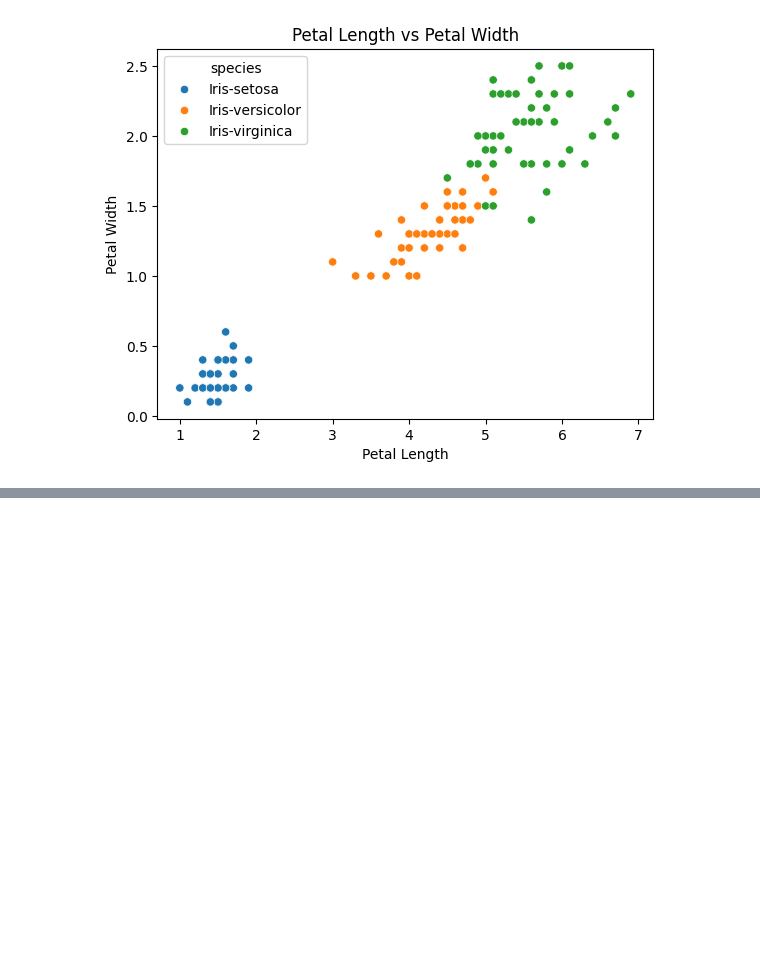
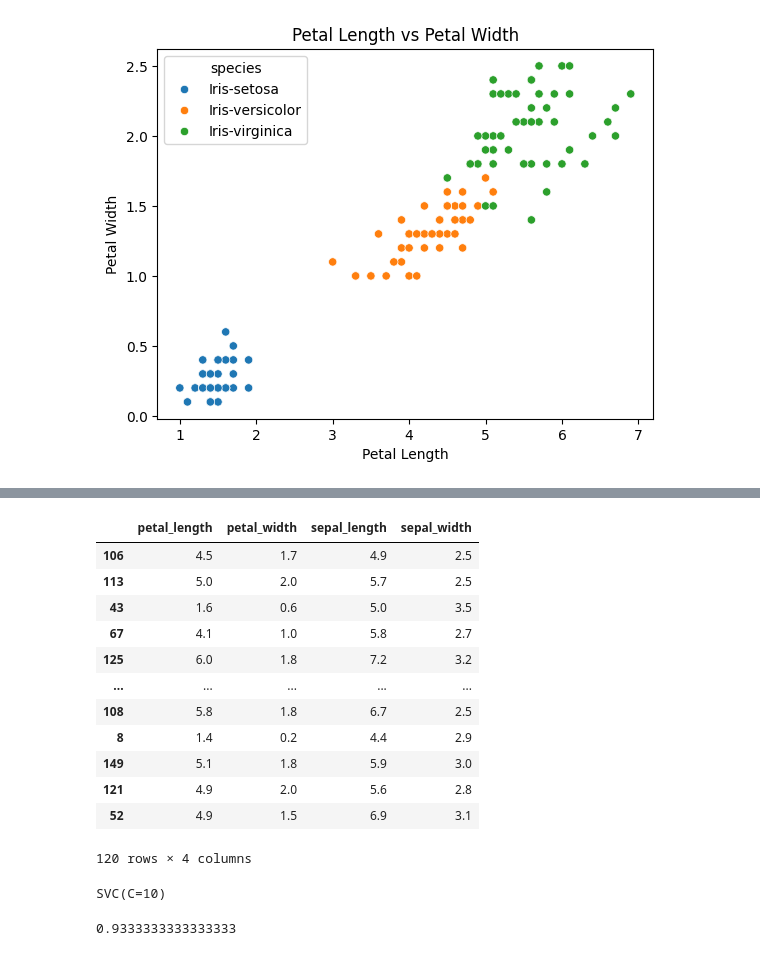
Before and after one commit to krishna0712/ML_models, a Jupyter notebook: by_model/test_train/notebooks/testing.ipynb, the cells around one changed output, grey strips where cells are left out. Drawn from its saved outputs; the diff is of its cells as text; code cells hidden in the pictures; blank space fills up the shorter version.

Commit message:
train and test

```diff
--- a/by_model/test_train/notebooks/testing.ipynb
+++ b/by_model/test_train/notebooks/testing.ipynb
@@ -28,0 +33,5 @@ iris.head()
+# %%
+species_mapping = {
+    'Iris-setosa': 0,
+    'Iris-versicolor': 1,
+    'Iris-virginica': 2}
@@ -28,0 +48,2 @@ iris.head()
+# %%
+iris['species_mapping'] = iris['species'].map(species_mapping)
@@ -42,3 +72,8 @@ plt.ylabel("Petal Width")
 plt.show()
 # %% [output]
 [figure]
+# %%
+from sklearn.model_selection import train_test_split
+# Splitting the dataset into training and testing sets
+x = iris[['petal_length', 'petal_width', 'sepal_length', 'sepal_width']]
+y = iris['species_mapping']
@@ -44,0 +93,18 @@ plt.show()
+# %%
+x_train,x_test,y_train,y_test = train_test_split(x,y,test_size=0.2)
+# %%
+x_train
+# %% [output]
+|  | petal_length | petal_width | sepal_length | sepal_width |
+| 106 | 4.5 | 1.7 | 4.9 | 2.5 |
+| 113 | 5.0 | 2.0 | 5.7 | 2.5 |
+| 43 | 1.6 | 0.6 | 5.0 | 3.5 |
+| 67 | 4.1 | 1.0 | 5.8 | 2.7 |
+| 125 | 6.0 | 1.8 | 7.2 | 3.2 |
+| ... | ... | ... | ... | ... |
+| 108 | 5.8 | 1.8 | 6.7 | 2.5 |
+| 8 | 1.4 | 0.2 | 4.4 | 2.9 |
+| 149 | 5.1 | 1.8 | 5.9 | 3.0 |
+| 121 | 4.9 | 2.0 | 5.6 | 2.8 |
+| 52 | 4.9 | 1.5 | 6.9 | 3.1 |
+120 rows × 4 columns
@@ -44,0 +114,8 @@ plt.show()
+# %%
+model.fit(x_train,y_train)
+# %% [output]
+SVC(C=10)
+# %%
+model.score(x_test,y_test)
+# %% [output]
+0.9333333333333333
```
Also changed, not shown: parts of 6 cells of this notebook.
